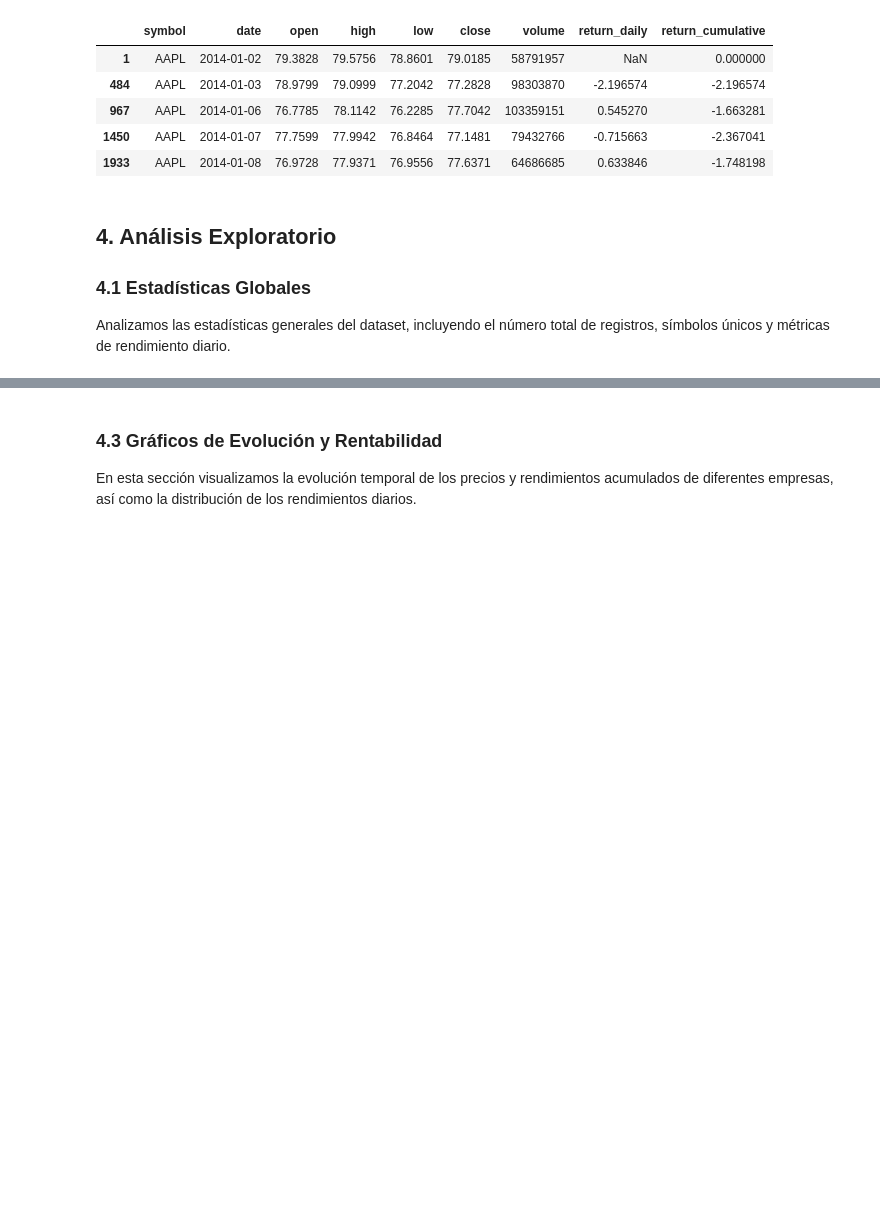
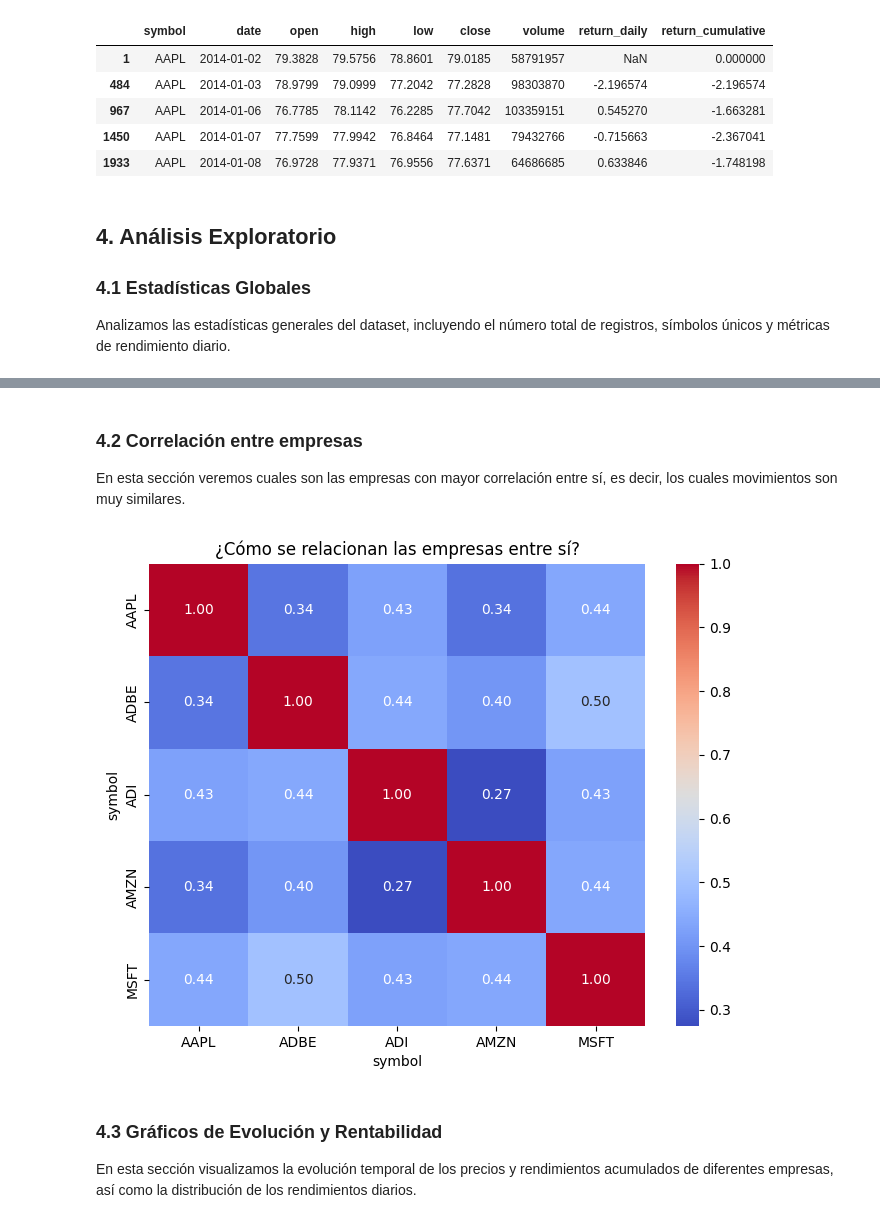
Before and after one commit to JohnHeSaFe/sp500-analysis-python, a Jupyter notebook: notebooks/analisis_sp500.ipynb, the cells around one changed output, grey strips where cells are left out. Saved outputs shown, nothing was run; the diff lists cells and outputs as text; code cells hidden in the pictures; blank space fills up the shorter version.

```diff
--- a/notebooks/analisis_sp500.ipynb
+++ b/notebooks/analisis_sp500.ipynb
@@ -154,6 +154,29 @@ mean_volume: 4253694.672418541
 | 429 | SWKS | 0.148829 | 2.249636 | 246.532847 |
 | 173 | EW | 0.139487 | 1.859812 | 241.959951 |
 | 108 | CNC | 0.144794 | 2.111690 | 241.734417 |
+# %% [markdown]
+### 4.2 Correlación entre empresas
+
+ En esta sección veremos cuales son las empresas con mayor correlación entre sí, es decir, los cuales movimientos son muy similares.
+# %%
+
+# Elegimos unas cuantas empresas famosas
+top_tech = df[df['symbol'].isin(['AAPL', 'MSFT', 'AMZN', 'ADBE', 'ADI'])]
+
+# Creamos una tabla donde cada columna es el precio de una empresa
+precios = top_tech.pivot(index='date', columns='symbol', values='close')
+
+# Calculamos la correlación
+corr_matrix = precios.pct_change().corr()
+
+# Dibujamos el mapa de calor
+import seaborn as sns
+plt.figure(figsize=(8,6))
+sns.heatmap(corr_matrix, annot=True, cmap='coolwarm', fmt=".2f")
+plt.title('¿Cómo se relacionan las empresas entre sí?')
+plt.show()
+# %% [output]
+[figure, added]
 # %% [markdown]
 ### 4.3 Gráficos de Evolución y Rentabilidad
 
```
Also changed, not shown: parts of 14 cells of this notebook.
